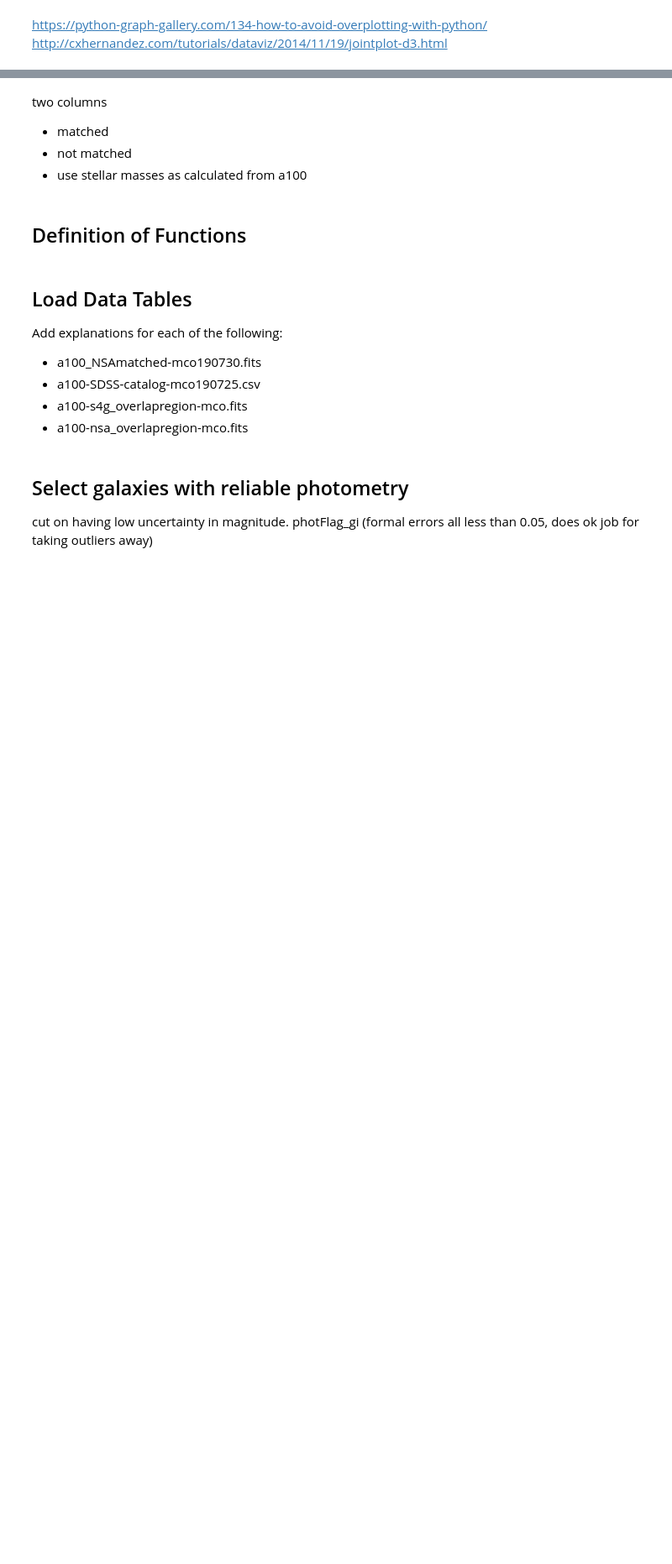
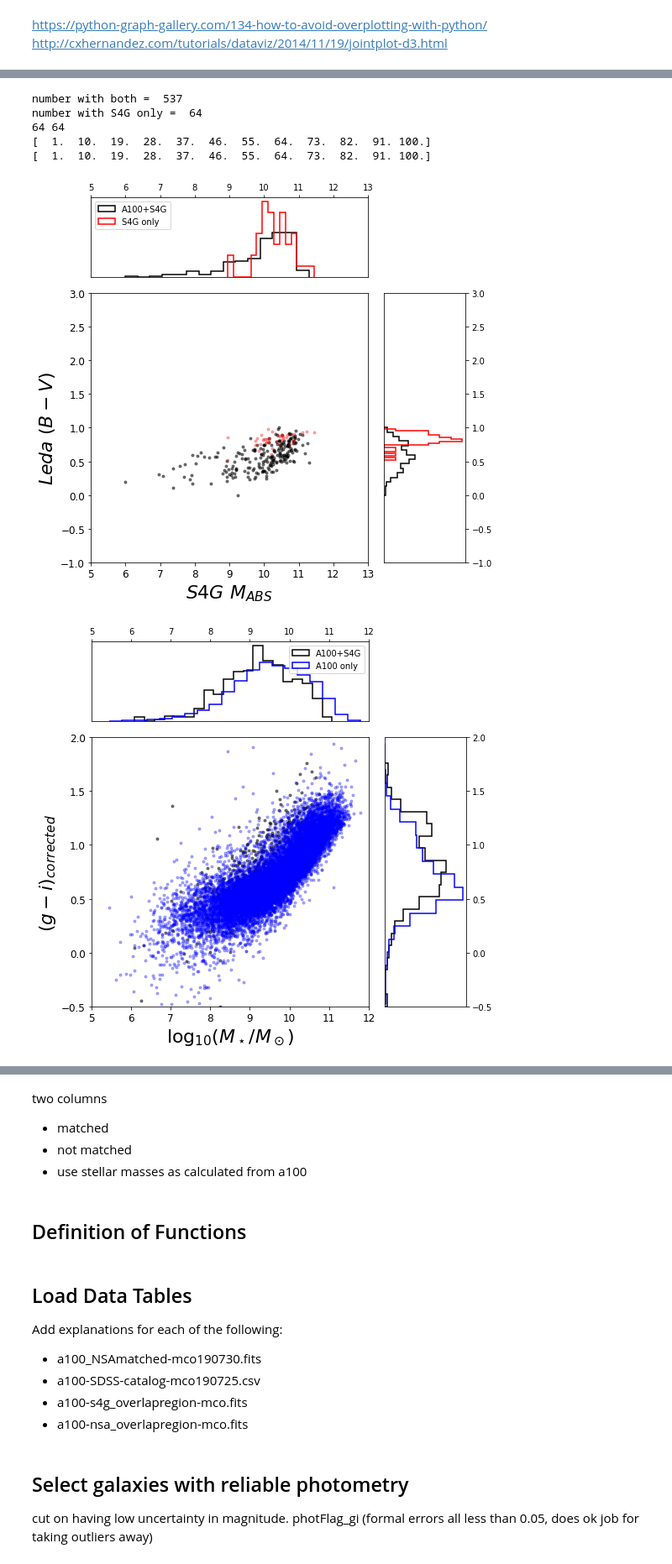
Before and after one commit to rfinn/APPSS, a Jupyter notebook: paper-plots.ipynb, the cells around one changed output, grey strips where cells are left out. Shown at 84% size. Saved outputs shown, nothing was run; the diff lists cells and outputs as text; code cells hidden in the pictures; blank space fills up the shorter version.

```diff
--- a/paper-plots.ipynb
+++ b/paper-plots.ipynb
@@ -3,0 +78,11 @@ http://cxhernandez.com/tutorials/dataviz/2014/11/19/jointplot-d3.html
+# %%
+p.figa_s4g()
+p.figb_s4g()
+# %% [output]
+number with both =  537
+number with S4G only =  64
+64 64
+[  1.  10.  19.  28.  37.  46.  55.  64.  73.  82.  91. 100.]
+[  1.  10.  19.  28.  37.  46.  55.  64.  73.  82.  91. 100.]
+[figure, added]
+[figure, added]
```
Also changed, not shown: parts of 9 cells of this notebook, 2 other files.
